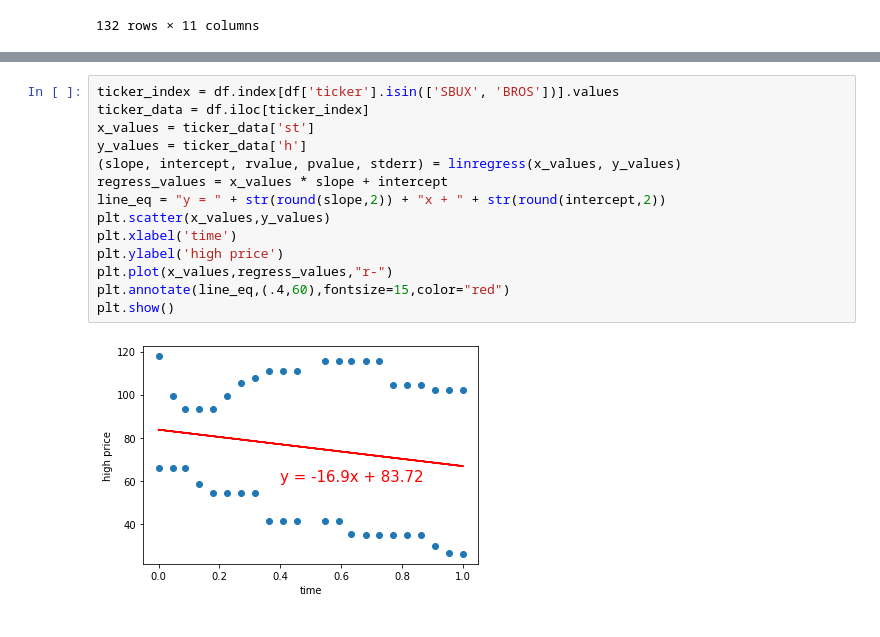
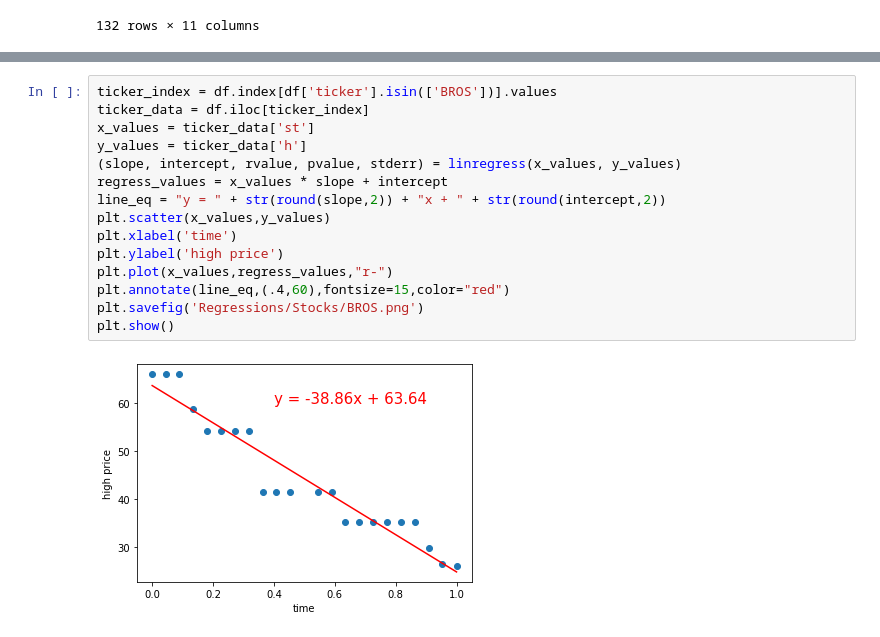
Before and after one commit to DKAce330/Project-1, a Jupyter notebook: Statistics.ipynb, the cells around one changed output, grey strips where cells are left out. Drawn from its saved outputs; the diff is of its cells as text.

```diff
--- a/Statistics.ipynb
+++ b/Statistics.ipynb
@@ -277,16 +403,17 @@ plt.show()
 # %%
-ticker_index = df.index[df['ticker'].isin(['SBUX', 'BROS'])].values
+ticker_index = df.index[df['ticker'].isin(['BROS'])].values
 ticker_data = df.iloc[ticker_index]
 x_values = ticker_data['st']
 y_values = ticker_data['h']
 (slope, intercept, rvalue, pvalue, stderr) = linregress(x_values, y_values)
 regress_values = x_values * slope + intercept
 line_eq = "y = " + str(round(slope,2)) + "x + " + str(round(intercept,2))
 plt.scatter(x_values,y_values)
 plt.xlabel('time')
 plt.ylabel('high price')
 plt.plot(x_values,regress_values,"r-")
 plt.annotate(line_eq,(.4,60),fontsize=15,color="red")
+plt.savefig('Regressions/Stocks/BROS.png')
 plt.show()
 # %% [output]
-[figure, old version]
+[figure, new version]
```
Also changed, not shown: parts of 10 cells of this notebook, 10 other files.
